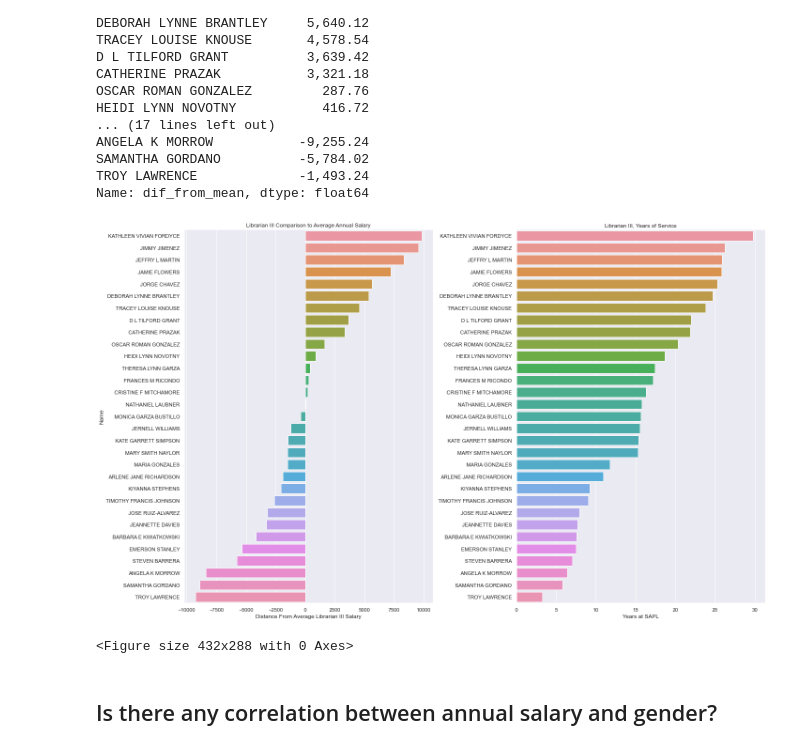
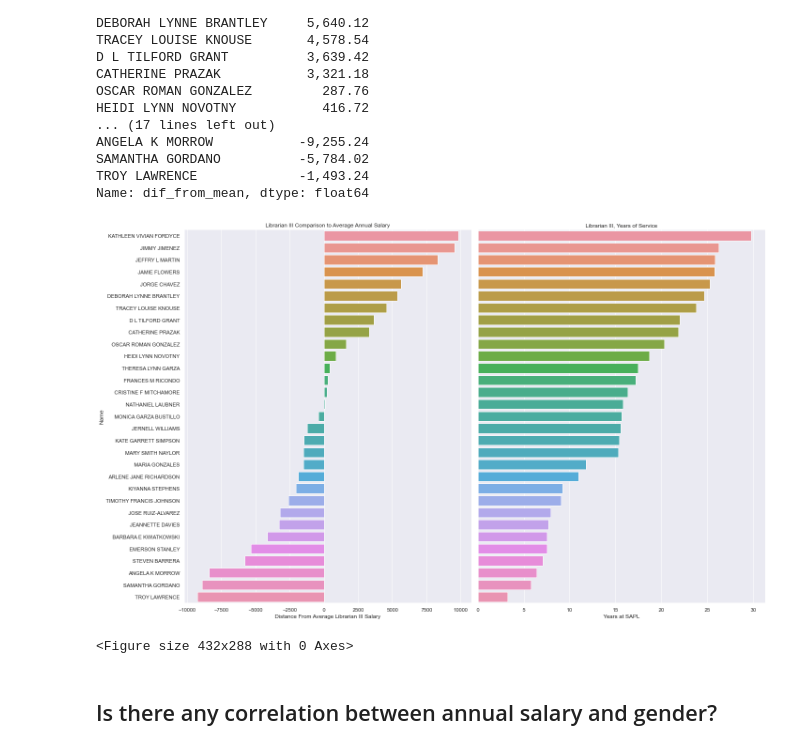
Before and after one commit to danschumac1/COSA_City_Compensation_2021, a Jupyter notebook: CityComp_Code.ipynb, the cells around one changed output. Cells and saved outputs as stored; diff of their text form; code cells hidden in the pictures.

```diff
--- a/CityComp_Code.ipynb
+++ b/CityComp_Code.ipynb
@@ -1215,35 +1211,35 @@ plt.ylabel('Name')
 plt.title('Librarian III Comparison to Average Annual Salary')
 
 
 #-----------------------------------set up Right chart -------------------------------------------------------------------
 ax2 = plt.subplot(1,2,2)
 
 #plot
 sns.barplot(data=l1s,
             y=l3s.index,
             x=l3s['years_service'].sort_values(ascending=False).values,
           )
 
 #set up labels and title
 plt.xlabel('Years at SAPL')
 
 #remove names from Right table bc they match up
-#plt.yticks([])
+plt.yticks([])
 
 #remove y label
 plt.ylabel('')
 plt.title('Librarian III, Years of Service')
 
 
 #make look nice
 plt.tight_layout()
 plt.subplots_adjust(hspace = 0.5)
 
 #show
 plt.show()
 plt.savefig('9.5_l3YearsVsSal.png')
 # %% [output]
-[figure, old version]
+[figure, new version]
 <Figure size 432x288 with 0 Axes>
 # %% [markdown]
 ## Is there any correlation between annual salary and gender?
```
Also changed, not shown: parts of 4 cells of this notebook, 4 other files.
